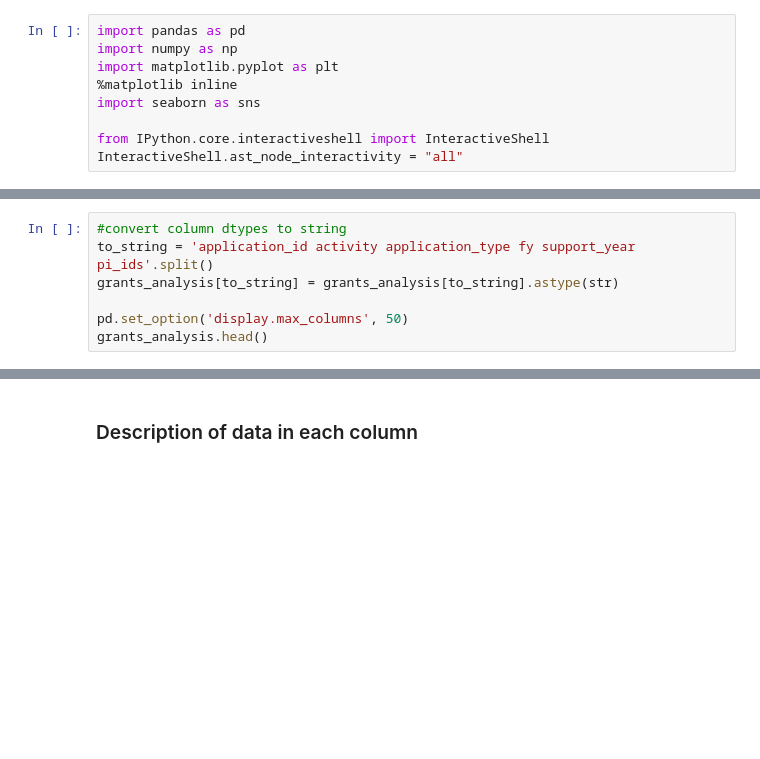
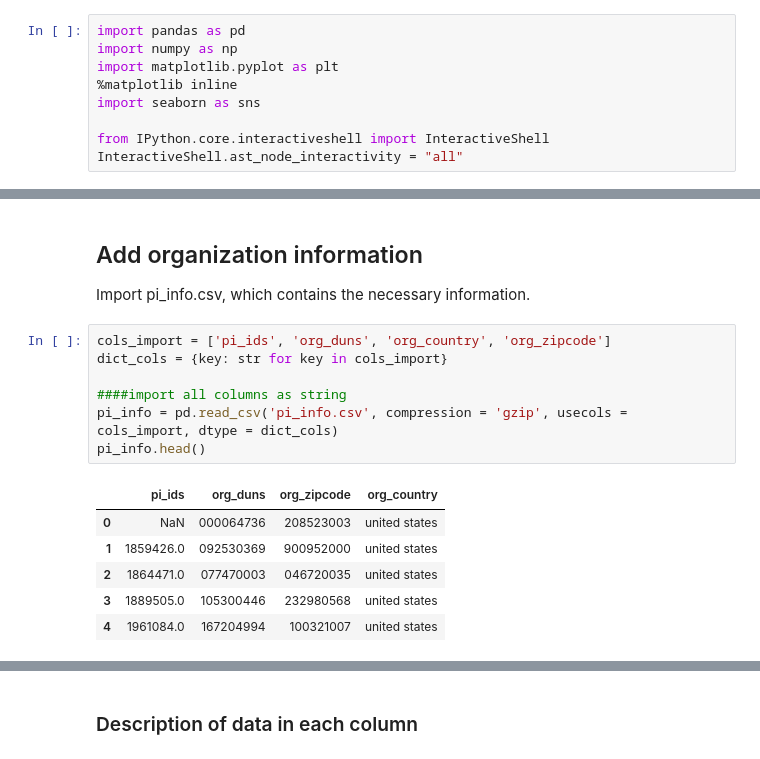
Before and after one commit to yuwie10/nih-awards, a Jupyter notebook: grants_EDA.ipynb, the cells around one changed output, grey strips where cells are left out. Cells and saved outputs as stored; diff of their text form; blank space fills up the shorter version.

```diff
--- a/grants_EDA.ipynb
+++ b/grants_EDA.ipynb
@@ -33,7 +13,0 @@ memory usage: 12.3+ MB
-# %%
-#convert column dtypes to string
-to_string = 'application_id activity application_type fy support_year pi_ids'.split()
-grants_analysis[to_string] = grants_analysis[to_string].astype(str)
-
-pd.set_option('display.max_columns', 50)
-grants_analysis.head()
@@ -39,0 +76,18 @@ grants_analysis.head()
+# %% [markdown]
+## Add organization information
+
+Import pi_info.csv, which contains the necessary information.
+# %%
+cols_import = ['pi_ids', 'org_duns', 'org_country', 'org_zipcode']
+dict_cols = {key: str for key in cols_import}
+
+####import all columns as string
+pi_info = pd.read_csv('pi_info.csv', compression = 'gzip', usecols = cols_import, dtype = dict_cols)
+pi_info.head()
+# %% [output]
+|  | pi_ids | org_duns | org_zipcode | org_country |
+| 0 | NaN | 000064736 | 208523003 | united states |
+| 1 | 1859426.0 | 092530369 | 900952000 | united states |
+| 2 | 1864471.0 | 077470003 | 046720035 | united states |
+| 3 | 1889505.0 | 105300446 | 232980568 | united states |
+| 4 | 1961084.0 | 167204994 | 100321007 | united states |
```
Also changed, not shown: parts of 13 cells of this notebook, 3 other files.
